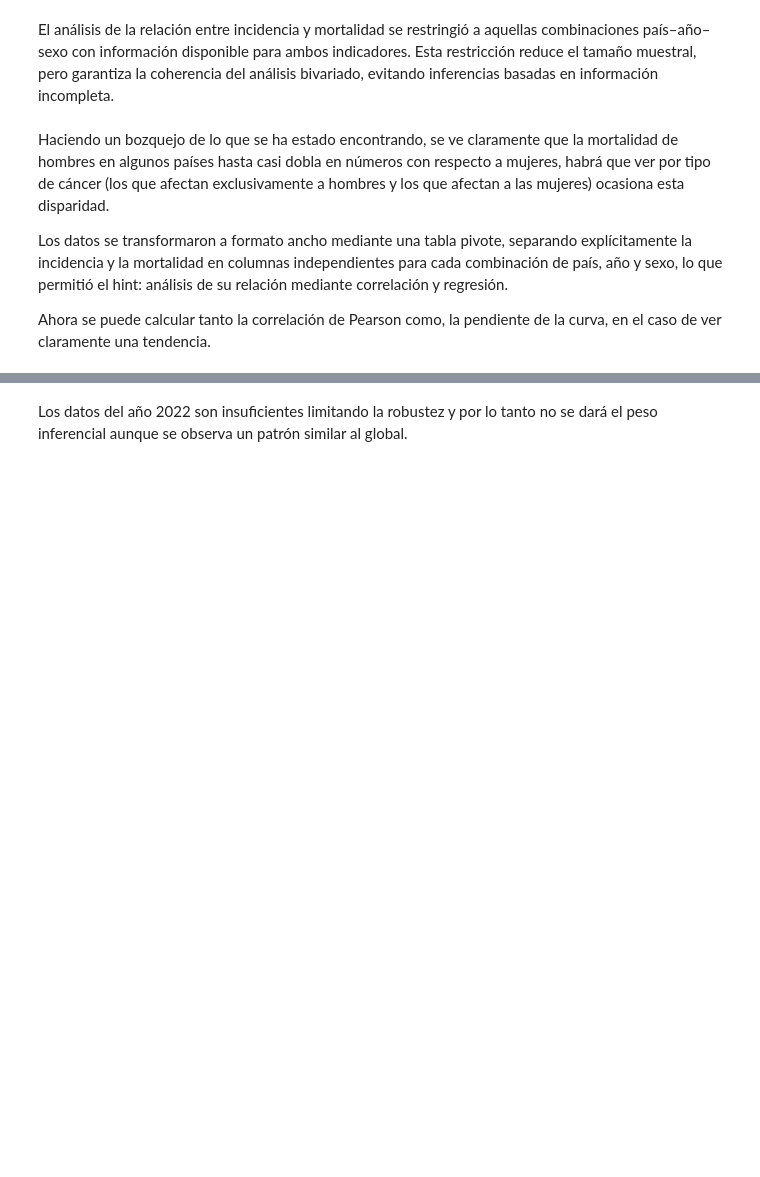
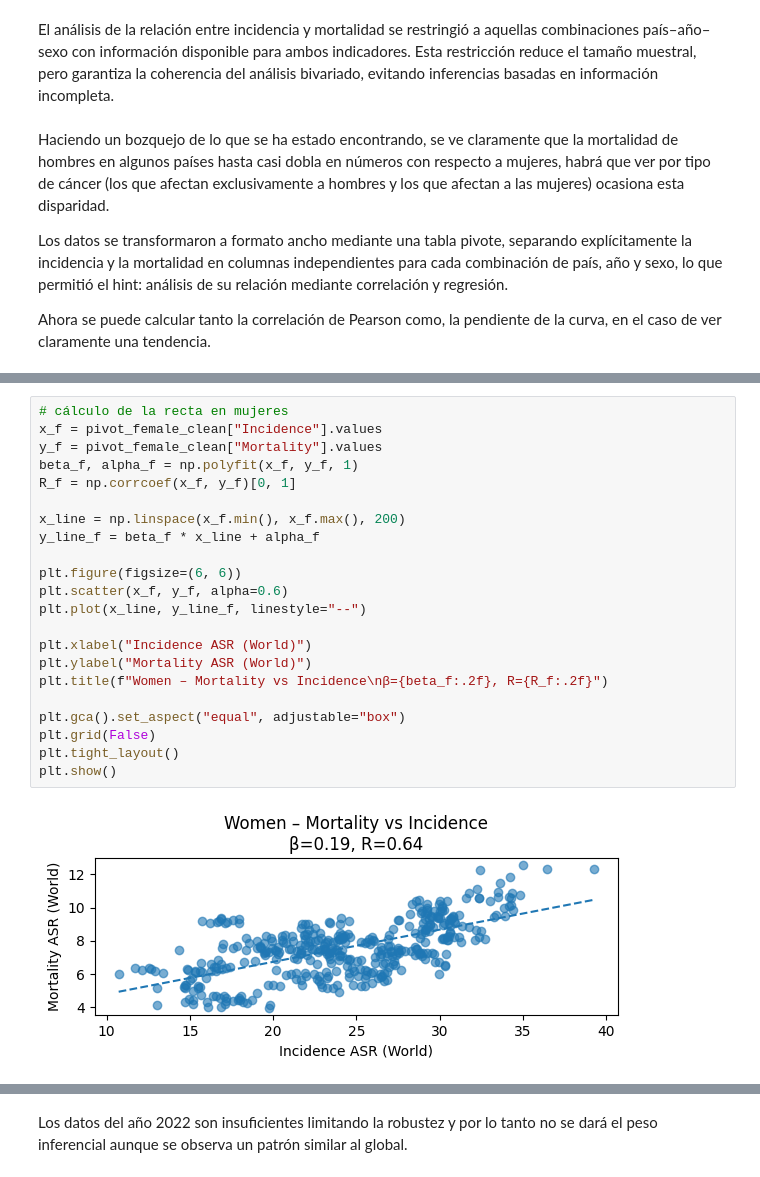
Before and after one commit to mehrerm/TFM, a Jupyter notebook: notebooks/01_load_and_clean_DIRAC.ipynb, the cells around one changed output, grey strips where cells are left out. Cells and saved outputs as stored; diff of their text form; blank space fills up the shorter version.

```diff
--- a/notebooks/01_load_and_clean_DIRAC.ipynb
+++ b/notebooks/01_load_and_clean_DIRAC.ipynb
@@ -885,0 +905,24 @@ Se tiene que es alta, demostrando una asociación fuerte y consistente, pero no
+# %%
+# cálculo de la recta en mujeres
+x_f = pivot_female_clean["Incidence"].values
+y_f = pivot_female_clean["Mortality"].values
+beta_f, alpha_f = np.polyfit(x_f, y_f, 1)
+R_f = np.corrcoef(x_f, y_f)[0, 1]
+
+x_line = np.linspace(x_f.min(), x_f.max(), 200)
+y_line_f = beta_f * x_line + alpha_f
+
+plt.figure(figsize=(6, 6))
+plt.scatter(x_f, y_f, alpha=0.6)
+plt.plot(x_line, y_line_f, linestyle="--")
+
+plt.xlabel("Incidence ASR (World)")
+plt.ylabel("Mortality ASR (World)")
+plt.title(f"Women – Mortality vs Incidence\nβ={beta_f:.2f}, R={R_f:.2f}")
+
+plt.gca().set_aspect("equal", adjustable="box")
+plt.grid(False)
+plt.tight_layout()
+plt.show()
+# %% [output]
+[figure, added]
```
Also changed, not shown: parts of 9 cells of this notebook.
